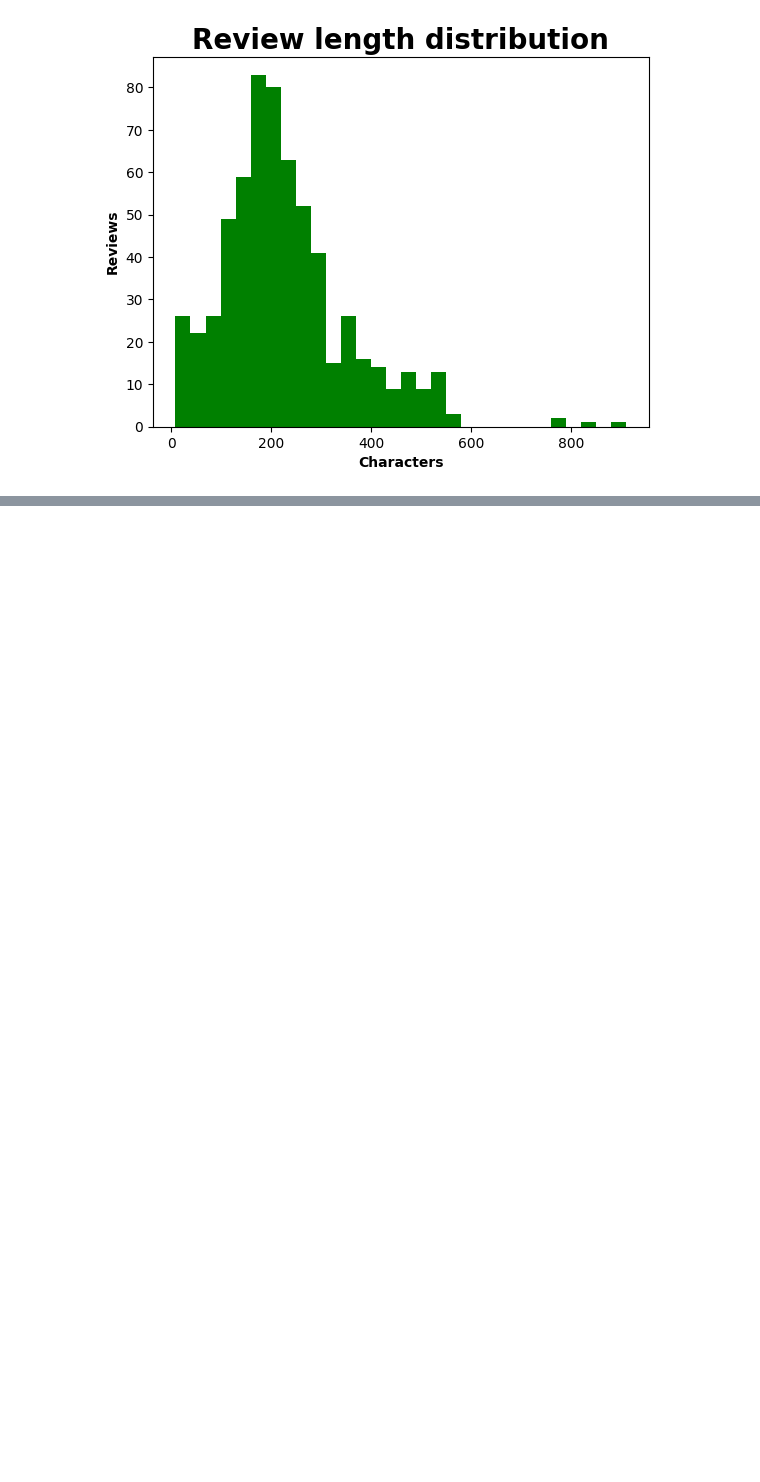
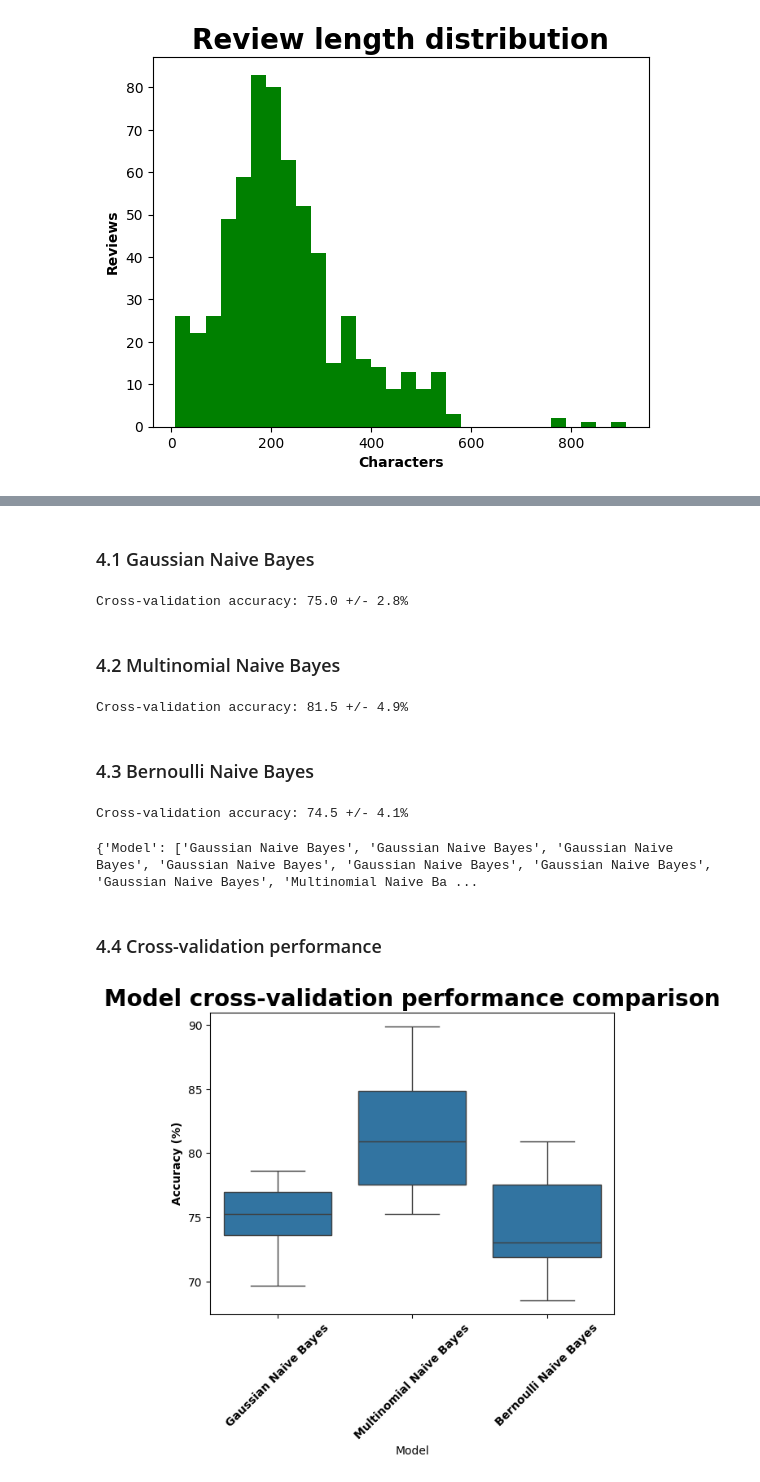
Before and after one commit to 4GeeksAcademy/Madesh-naive-bayes-project, a Jupyter notebook: src/Madesh_solutions.ipynb, the cells around one changed output, grey strips where cells are left out. Drawn from its saved outputs; the diff is of its cells as text; code cells hidden in the pictures; blank space fills up the shorter version.

```diff
--- a/src/Madesh_solutions.ipynb
+++ b/src/Madesh_solutions.ipynb
@@ -196,0 +252,52 @@ Max count of Review length: 910
+# %%
+cross_val_scores={'Model': [], 'Score': []}
+# %% [markdown]
+### 4.1 Gaussian Naive Bayes
+# %%
+scores=cross_val_score(GaussianNB(), training_word_counts,
+    training_df['polarity'], cv=7, n_jobs=-1)
+
+cross_val_scores['Model'].extend(['Gaussian Naive Bayes']*len(scores))
+cross_val_scores['Score'].extend(scores*100)
+
+print(f'Cross-validation accuracy: {np.mean(scores)*100:.1f} +/- {np.std(scores)*100:.1f}%')
+# %% [output]
+Cross-validation accuracy: 75.0 +/- 2.8%
+# %% [markdown]
+### 4.2 Multinomial Naive Bayes
+# %%
+scores=cross_val_score(MultinomialNB(), training_word_counts,
+    training_df['polarity'], cv=7, n_jobs=-1)
+
+cross_val_scores['Model'].extend(['Multinomial Naive Bayes']*len(scores))
+cross_val_scores['Score'].extend(scores*100)
+
+print(f'Cross-validation accuracy: {np.mean(scores)*100:.1f} +/- {np.std(scores)*100:.1f}%')
+# %% [output]
+Cross-validation accuracy: 81.5 +/- 4.9%
+# %% [markdown]
+### 4.3 Bernoulli Naive Bayes
+# %%
+scores=cross_val_score(BernoulliNB(), training_word_counts,
+    training_df['polarity'], cv=7, n_jobs=-1)
+
+cross_val_scores['Model'].extend(['Bernoulli Naive Bayes']*len(scores))
+cross_val_scores['Score'].extend(scores*100)
+
+print(f'Cross-validation accuracy: {np.mean(scores)*100:.1f} +/- {np.std(scores)*100:.1f}%')
+# %% [output]
+Cross-validation accuracy: 74.5 +/- 4.1%
+# %%
+print(cross_val_scores)
+# %% [output]
+{'Model': ['Gaussian Naive Bayes', 'Gaussian Naive Bayes', 'Gaussian Naive Bayes', 'Gaussian Naive Bayes', 'Gaussian Naive Bayes', 'Gaussian Naive Bayes', 'Gaussian Naive Bayes', 'Multinomial Naive Ba ...
+# %% [markdown]
+### 4.4 Cross-validation performance
+# %%
+sns.boxplot(pd.DataFrame.from_dict(cross_val_scores), x='Model', y='Score')
+plt.title('Model cross-validation performance comparison', fontsize=20, fontweight='bold')
+plt.ylabel('Accuracy (%)', fontweight='bold')
+plt.xticks(rotation=45, fontweight='bold')
+plt.show()
+# %% [output]
+[figure, added]
```
Also changed, not shown: parts of 16 cells of this notebook.
